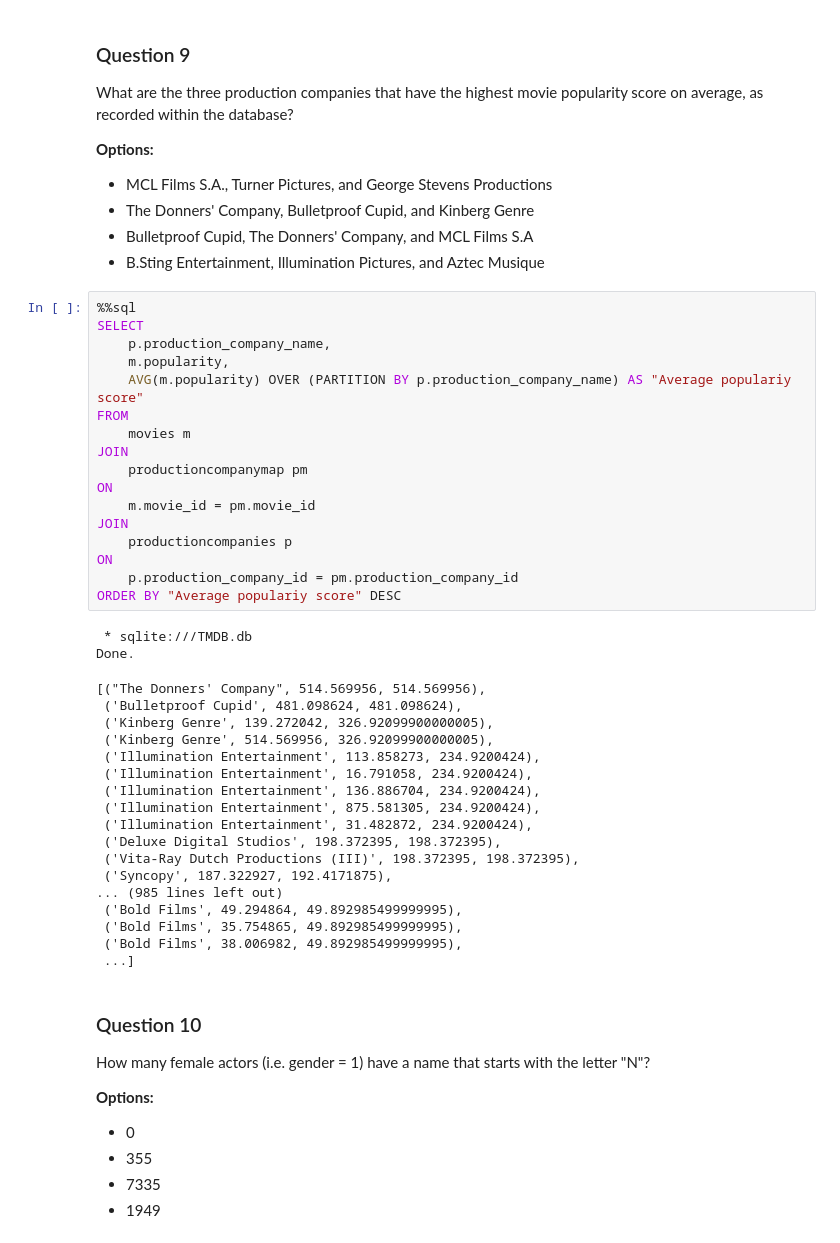
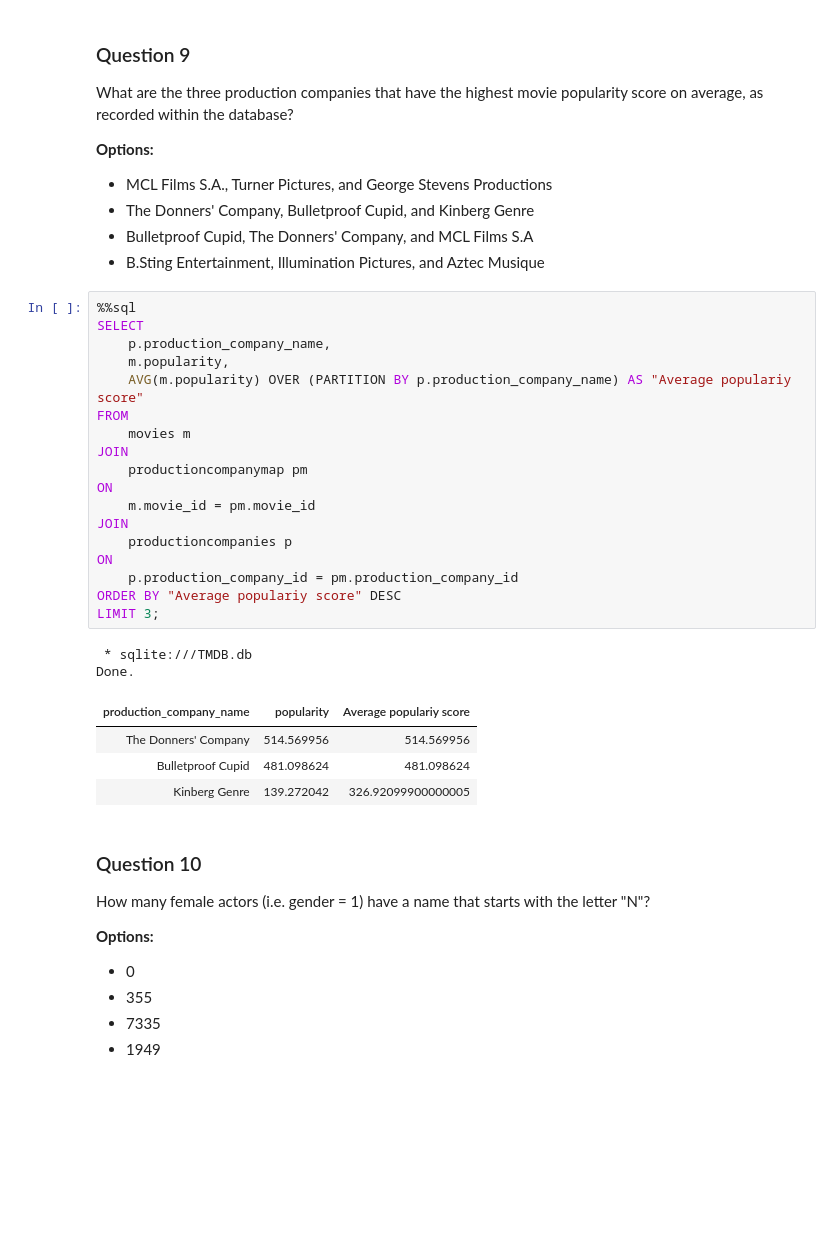
Before and after one commit to KomlaRD/sql_exams, a Jupyter notebook: SQL Exam.ipynb, the cells around one changed output. Cells and saved outputs as stored; diff of their text form; blank space fills up the shorter version.

```diff
--- a/SQL Exam.ipynb
+++ b/SQL Exam.ipynb
@@ -334,40 +334,28 @@ What are the three production companies that have the highest movie popularity s
 # %%
 %%sql
 SELECT
     p.production_company_name,
     m.popularity,
     AVG(m.popularity) OVER (PARTITION BY p.production_company_name) AS "Average populariy score"
 FROM
     movies m
 JOIN
     productioncompanymap pm
 ON
     m.movie_id = pm.movie_id
 JOIN
     productioncompanies p
 ON
     p.production_company_id = pm.production_company_id
 ORDER BY "Average populariy score" DESC
+LIMIT 3;
 # %% [output]
  * sqlite:///TMDB.db
 Done.
-[("The Donners' Company", 514.569956, 514.569956),
- ('Bulletproof Cupid', 481.098624, 481.098624),
- ('Kinberg Genre', 139.272042, 326.92099900000005),
- ('Kinberg Genre', 514.569956, 326.92099900000005),
- ('Illumination Entertainment', 113.858273, 234.9200424),
- ('Illumination Entertainment', 16.791058, 234.9200424),
- ('Illumination Entertainment', 136.886704, 234.9200424),
- ('Illumination Entertainment', 875.581305, 234.9200424),
- ('Illumination Entertainment', 31.482872, 234.9200424),
- ('Deluxe Digital Studios', 198.372395, 198.372395),
- ('Vita-Ray Dutch Productions (III)', 198.372395, 198.372395),
- ('Syncopy', 187.322927, 192.4171875),
-... (985 lines left out)
- ('Bold Films', 49.294864, 49.892985499999995),
- ('Bold Films', 35.754865, 49.892985499999995),
- ('Bold Films', 38.006982, 49.892985499999995),
- ...]
+| production_company_name | popularity | Average populariy score |
+| The Donners' Company | 514.569956 | 514.569956 |
+| Bulletproof Cupid | 481.098624 | 481.098624 |
+| Kinberg Genre | 139.272042 | 326.92099900000005 |
 # %% [markdown]
 ### Question 10
 
```
